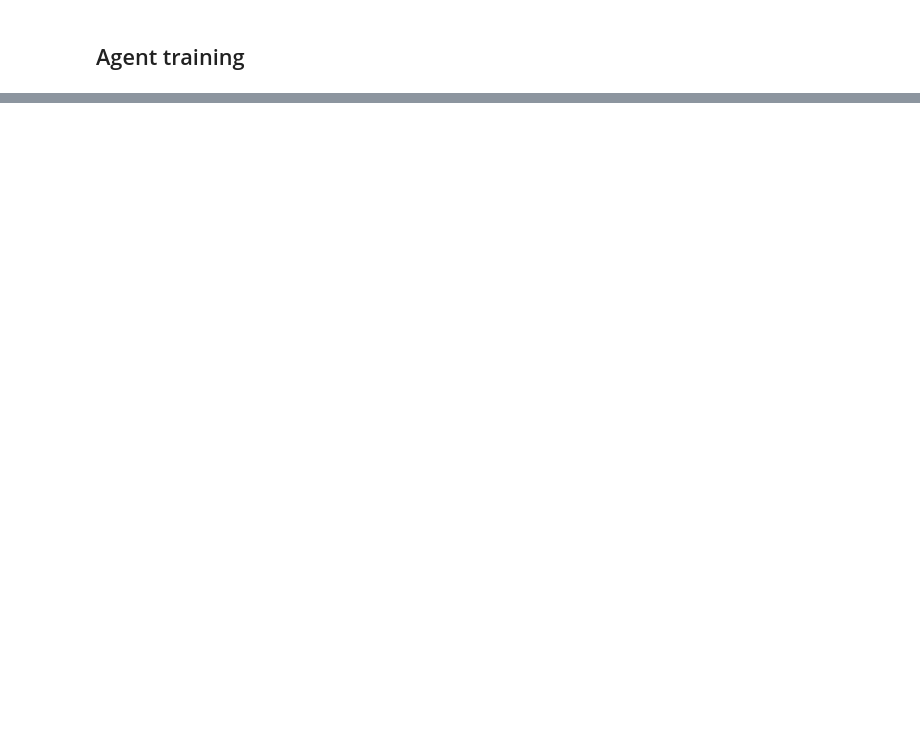
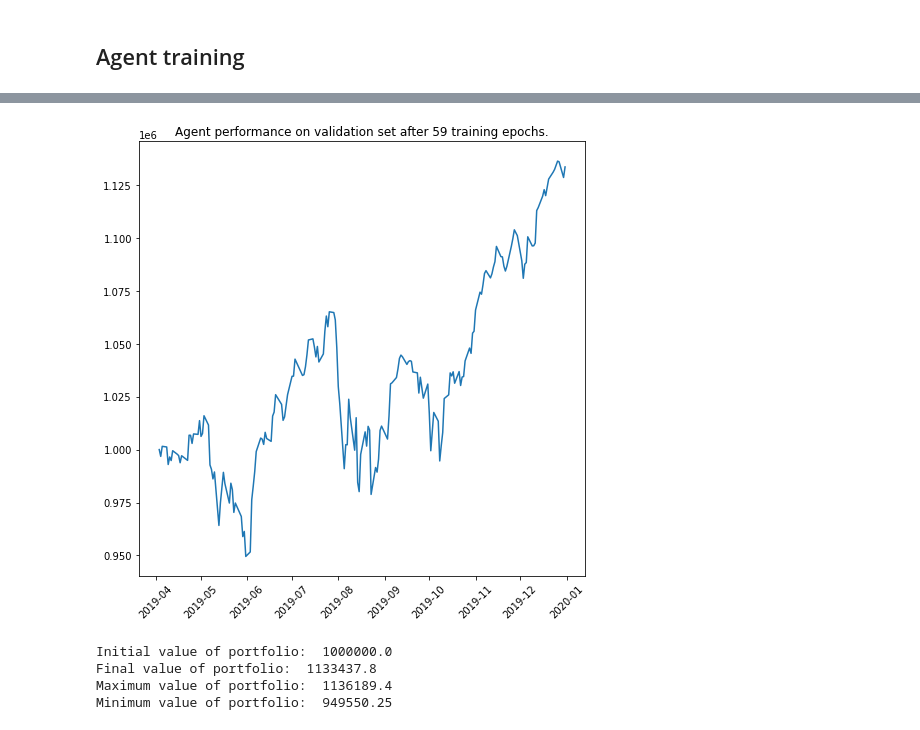
Before and after one commit to rajindermavi/portfolio_management, a Jupyter notebook: portfolio_management/dpm_agent_training.ipynb, the cells around one changed output, grey strips where cells are left out. Drawn from its saved outputs; the diff is of its cells as text; code cells hidden in the pictures; blank space fills up the shorter version.

```diff
--- a/portfolio_management/dpm_agent_training.ipynb
+++ b/portfolio_management/dpm_agent_training.ipynb
@@ -206,3 +182,19 @@ Finally we will save the agent for comparison to other investment strategies.
+# %%
+plt.figure(figsize=(8,8))
+plt.plot(validation_dates[start_idx:], validation_env.portfolio_value_hist)
+plt.xticks(rotation=45)
+plt.title(f'Agent performance on validation set after {epoch} training epochs.')
+plt.show()
+print('Initial value of portfolio: ',validation_env.portfolio_value_hist[0].numpy())
+print('Final value of portfolio: ',validation_env.portfolio_value_hist[-1].numpy())
+print('Maximum value of portfolio: ',max(validation_env.portfolio_value_hist).numpy())
+print('Minimum value of portfolio: ',min(validation_env.portfolio_value_hist).numpy())
+# %% [output]
+[figure, added]
+Initial value of portfolio:  1000000.0
+Final value of portfolio:  1133437.8
+Maximum value of portfolio:  1136189.4
+Minimum value of portfolio:  949550.25
 # %%
 with open('dpm_agent.dill','wb') as dill_file:
     dill.dump(agent, dill_file)
```
Also changed, not shown: parts of 10 cells of this notebook, 8 other files.
